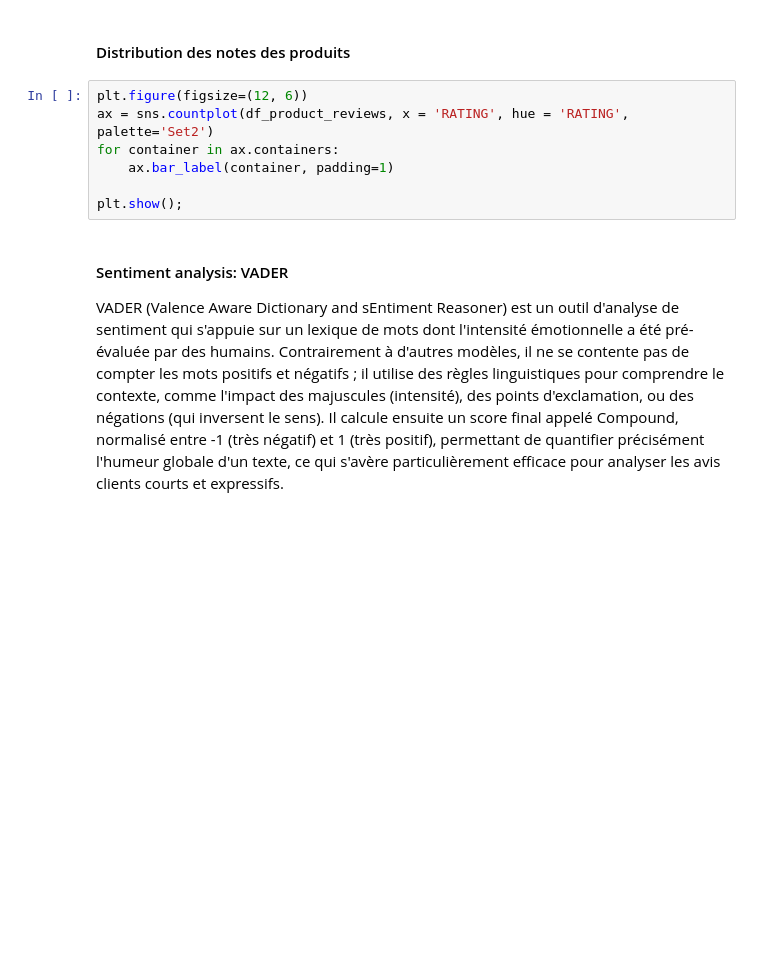
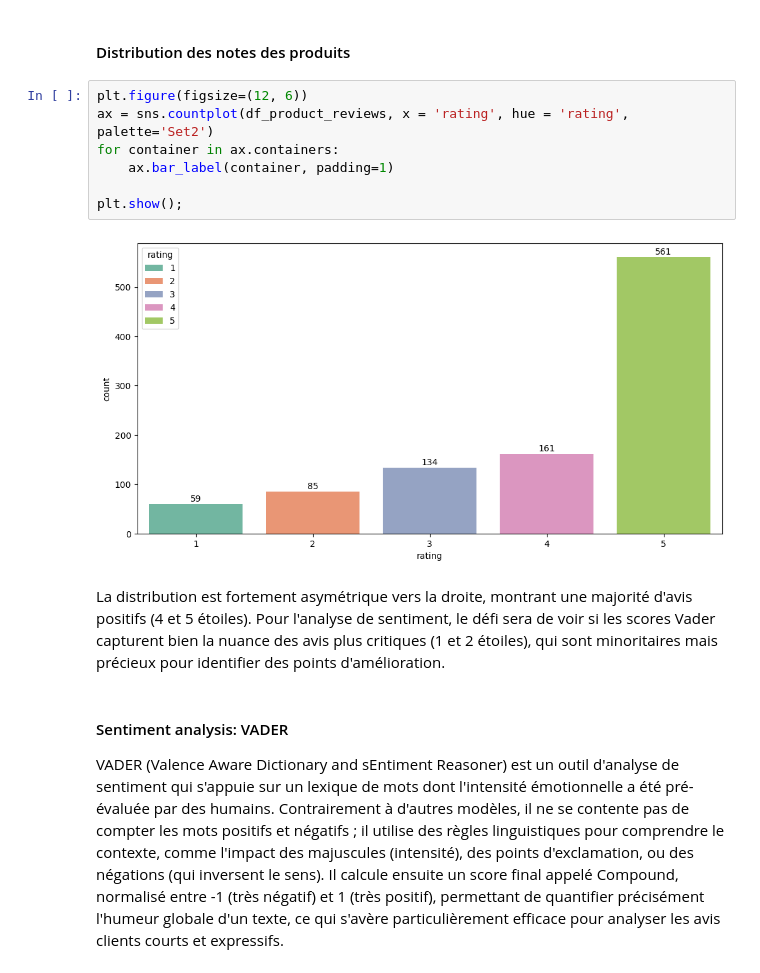
Before and after one commit to florence93600/anycompany_food_beverage, a Jupyter notebook: phase3_machine_learning.ipynb, the cells around one changed output. Drawn from its saved outputs; the diff is of its cells as text; blank space fills up the shorter version.

Commit message:
Step 7 : Visualisation de la distribution des notes (ratings)

```diff
--- a/phase3_machine_learning.ipynb
+++ b/phase3_machine_learning.ipynb
@@ -116,11 +116,15 @@ Cette visualisation nous permet de vérifier la distribution du volume d'avis au
 #### Distribution des notes des produits
 # %%
 plt.figure(figsize=(12, 6))
-ax = sns.countplot(df_product_reviews, x = 'RATING', hue = 'RATING', palette='Set2')
+ax = sns.countplot(df_product_reviews, x = 'rating', hue = 'rating', palette='Set2')
 for container in ax.containers:
     ax.bar_label(container, padding=1)
 
 plt.show();
+# %% [output]
+[figure, added]
+# %% [markdown]
+La distribution est fortement asymétrique vers la droite, montrant une majorité d'avis positifs (4 et 5 étoiles). Pour l'analyse de sentiment, le défi sera de voir si les scores Vader capturent bien la nuance des avis plus critiques (1 et 2 étoiles), qui sont minoritaires mais précieux pour identifier des points d'amélioration.
 # %% [markdown]
 #### Sentiment analysis: VADER
 
```
Also changed, not shown: parts of 2 cells of this notebook.
